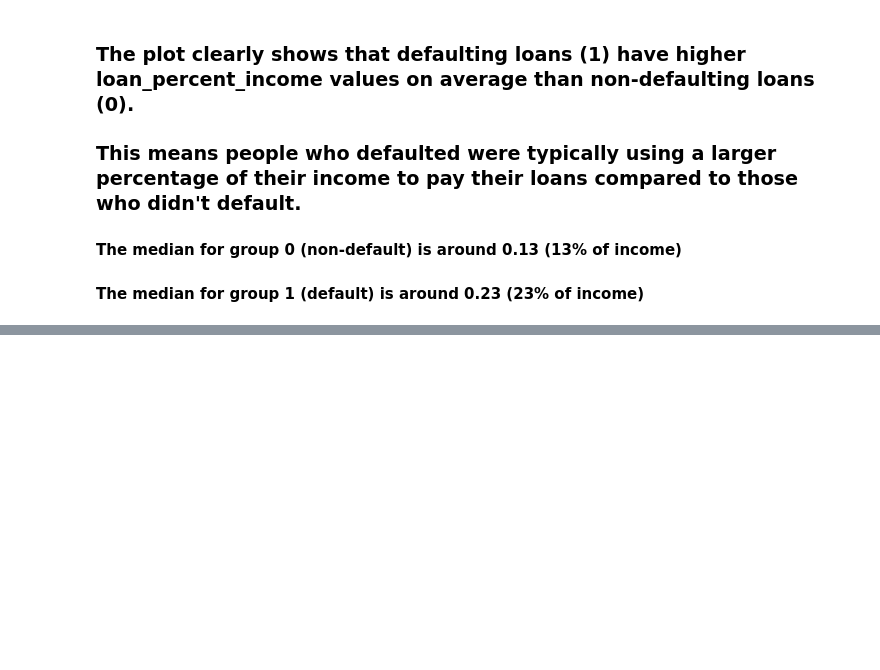
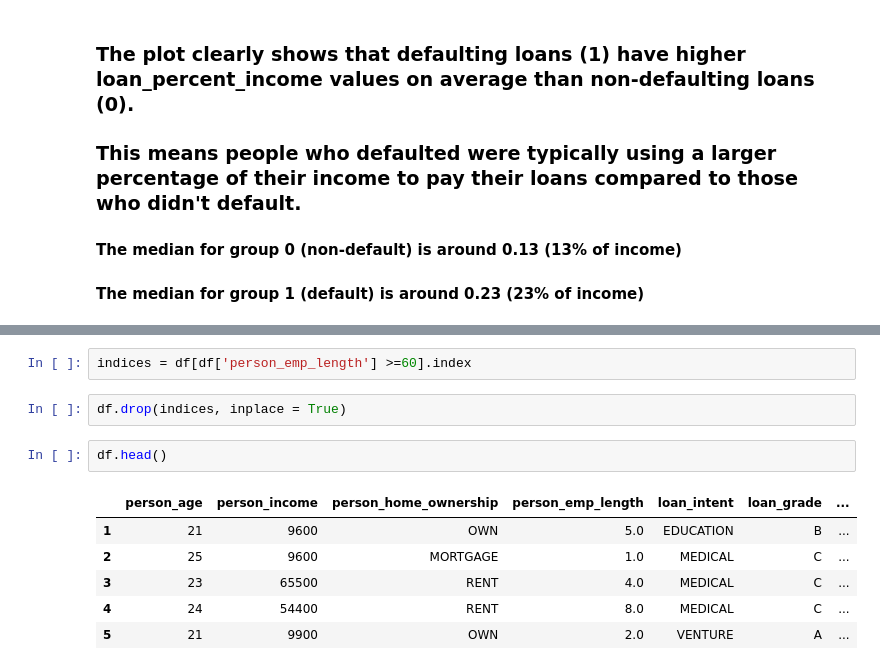
Before and after one commit to der-amit/credit-risk, a Jupyter notebook: data_exploration.ipynb, the cells around one changed output, grey strips where cells are left out. Saved outputs shown, nothing was run; the diff lists cells and outputs as text; blank space fills up the shorter version.

```diff
--- a/data_exploration.ipynb
+++ b/data_exploration.ipynb
@@ -66,0 +76,13 @@ plt.show()
+# %%
+indices = df[df['person_emp_length'] >=60].index
+# %%
+df.drop(indices, inplace = True)
+# %%
+df.head()
+# %% [output]
+|  | person_age | person_income | person_home_ownership | person_emp_length | loan_intent | loan_grade | ... |
+| 1 | 21 | 9600 | OWN | 5.0 | EDUCATION | B | ... |
+| 2 | 25 | 9600 | MORTGAGE | 1.0 | MEDICAL | C | ... |
+| 3 | 23 | 65500 | RENT | 4.0 | MEDICAL | C | ... |
+| 4 | 24 | 54400 | RENT | 8.0 | MEDICAL | C | ... |
+| 5 | 21 | 9900 | OWN | 2.0 | VENTURE | A | ... |
```
Also changed, not shown: parts of 2 cells of this notebook.
